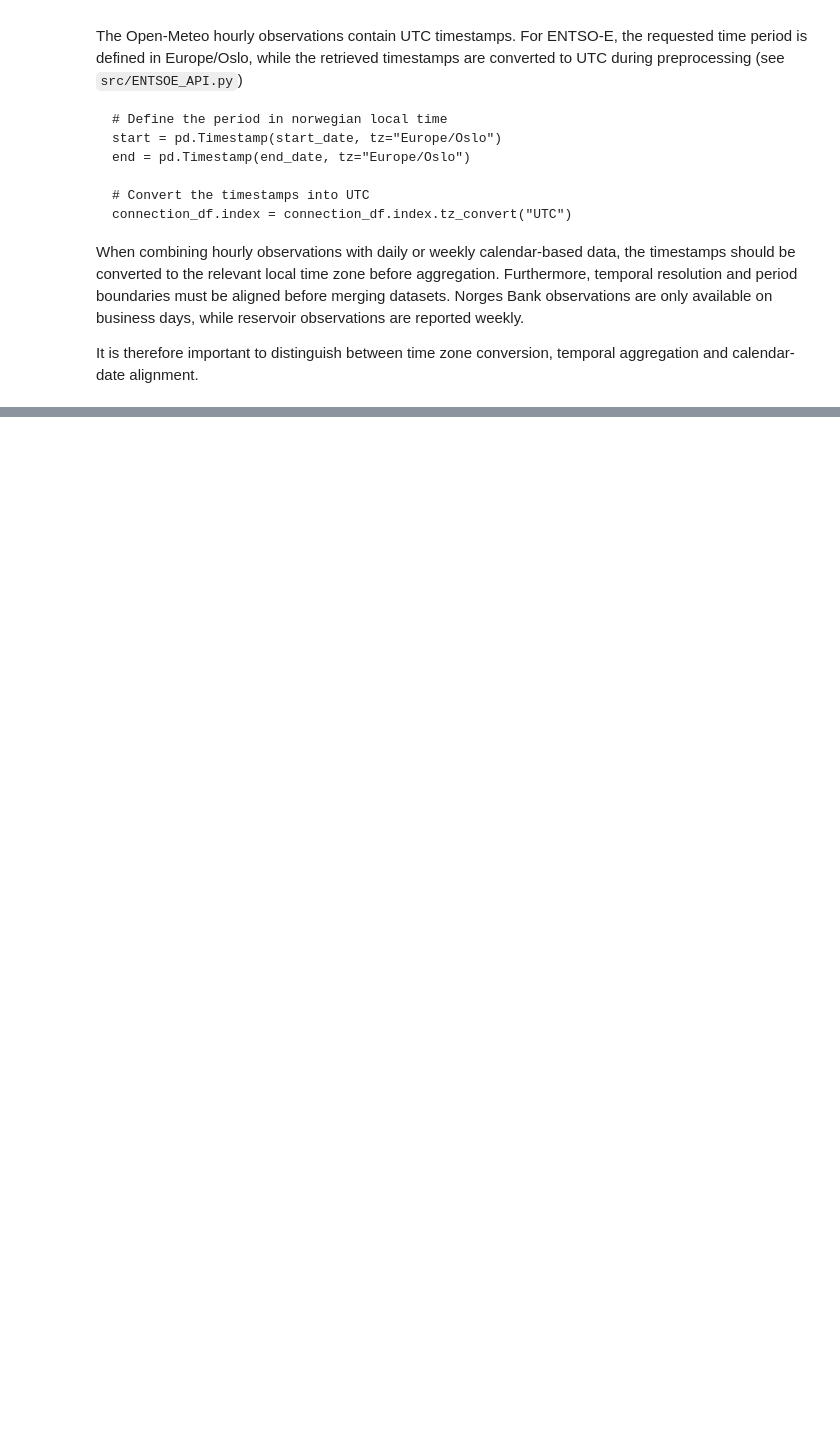
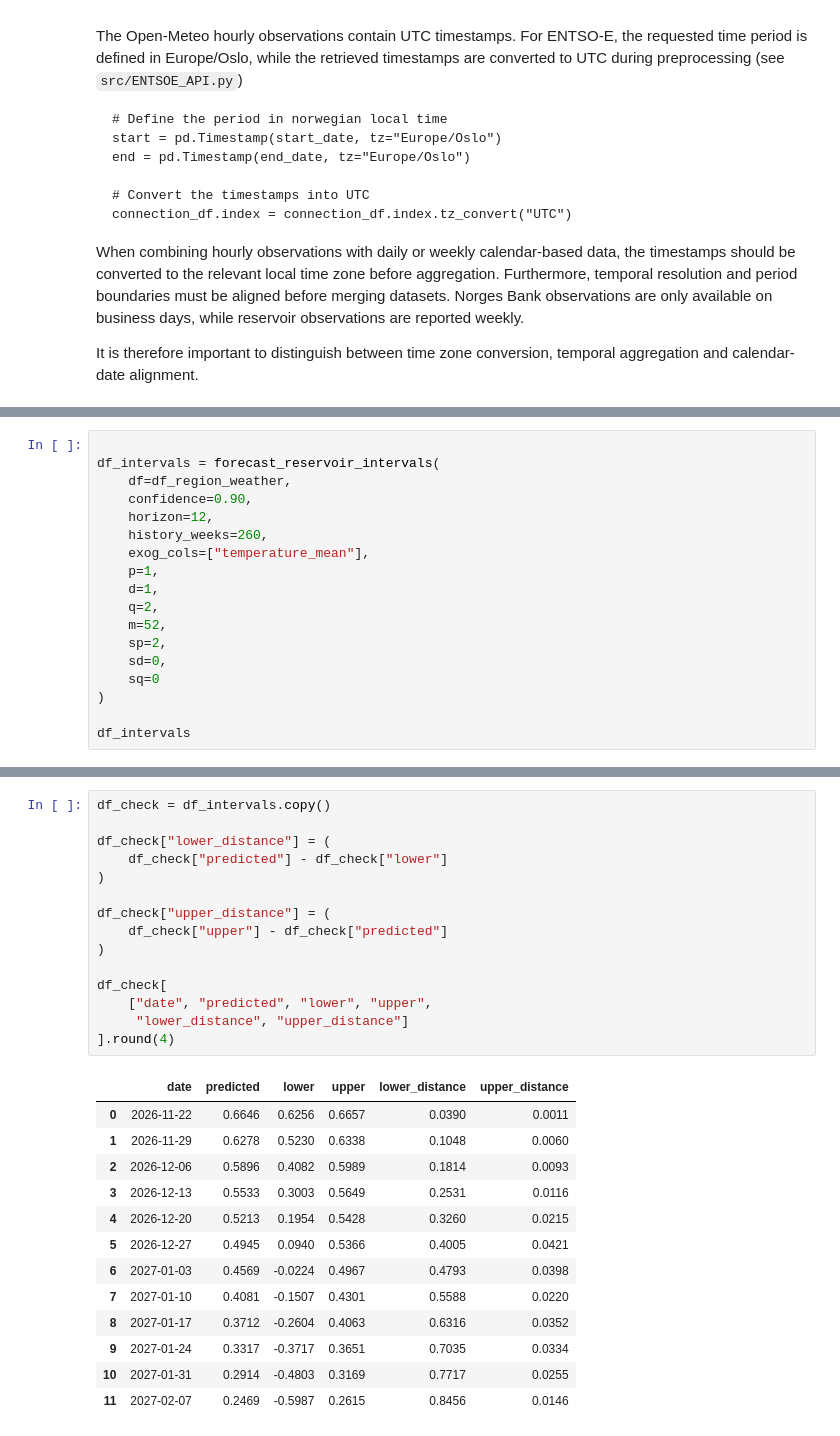
Before and after one commit to phkhle/IND320, a Jupyter notebook: jupyter_notebooks/assignment4.ipynb, the cells around one changed output, grey strips where cells are left out. Saved outputs shown, nothing was run; the diff lists cells and outputs as text; blank space fills up the shorter version.

Commit message:
Final stage and add prediction interval

```diff
--- a/jupyter_notebooks/assignment4.ipynb
+++ b/jupyter_notebooks/assignment4.ipynb
@@ -1091,0 +1219,18 @@ It is therefore important to distinguish between time zone conversion, temporal
+# %%
+
+df_intervals = forecast_reservoir_intervals(
+    df=df_region_weather,
+    confidence=0.90,
+    horizon=12,
+    history_weeks=260,
+    exog_cols=["temperature_mean"],
+    p=1,
+    d=1,
+    q=2,
+    m=52,
+    sp=2,
+    sd=0,
+    sq=0
+)
+
+df_intervals
@@ -1091,0 +1322,29 @@ It is therefore important to distinguish between time zone conversion, temporal
+# %%
+df_check = df_intervals.copy()
+
+df_check["lower_distance"] = (
+    df_check["predicted"] - df_check["lower"]
+)
+
+df_check["upper_distance"] = (
+    df_check["upper"] - df_check["predicted"]
+)
+
+df_check[
+    ["date", "predicted", "lower", "upper",
+     "lower_distance", "upper_distance"]
+].round(4)
+# %% [output]
+|  | date | predicted | lower | upper | lower_distance | upper_distance |
+| 0 | 2026-11-22 | 0.6646 | 0.6256 | 0.6657 | 0.0390 | 0.0011 |
+| 1 | 2026-11-29 | 0.6278 | 0.5230 | 0.6338 | 0.1048 | 0.0060 |
+| 2 | 2026-12-06 | 0.5896 | 0.4082 | 0.5989 | 0.1814 | 0.0093 |
+| 3 | 2026-12-13 | 0.5533 | 0.3003 | 0.5649 | 0.2531 | 0.0116 |
+| 4 | 2026-12-20 | 0.5213 | 0.1954 | 0.5428 | 0.3260 | 0.0215 |
+| 5 | 2026-12-27 | 0.4945 | 0.0940 | 0.5366 | 0.4005 | 0.0421 |
+| 6 | 2027-01-03 | 0.4569 | -0.0224 | 0.4967 | 0.4793 | 0.0398 |
+| 7 | 2027-01-10 | 0.4081 | -0.1507 | 0.4301 | 0.5588 | 0.0220 |
+| 8 | 2027-01-17 | 0.3712 | -0.2604 | 0.4063 | 0.6316 | 0.0352 |
+| 9 | 2027-01-24 | 0.3317 | -0.3717 | 0.3651 | 0.7035 | 0.0334 |
+| 10 | 2027-01-31 | 0.2914 | -0.4803 | 0.3169 | 0.7717 | 0.0255 |
+| 11 | 2027-02-07 | 0.2469 | -0.5987 | 0.2615 | 0.8456 | 0.0146 |
```
Also changed, not shown: parts of 25 cells of this notebook, 3 other files.
